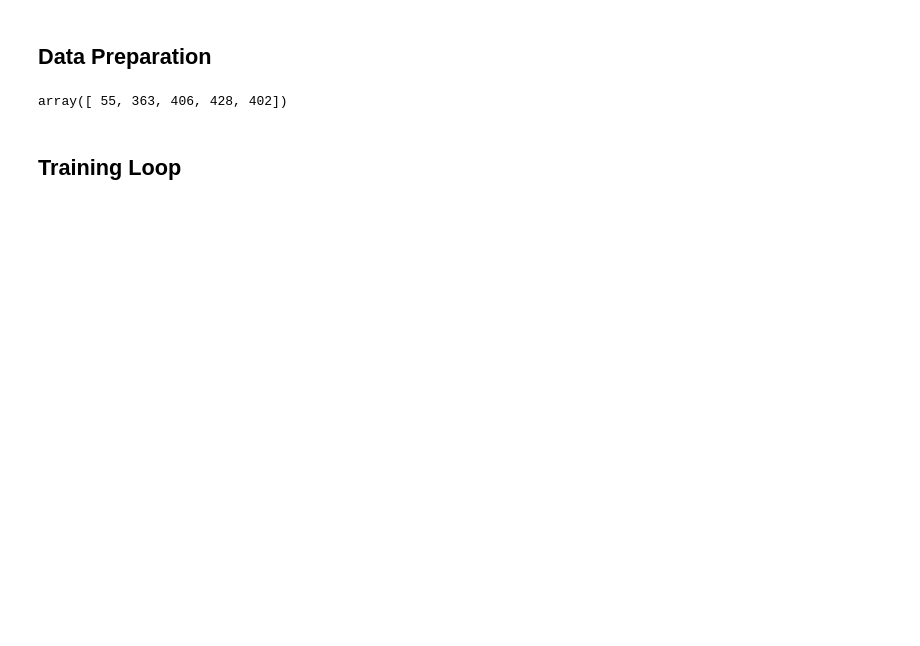
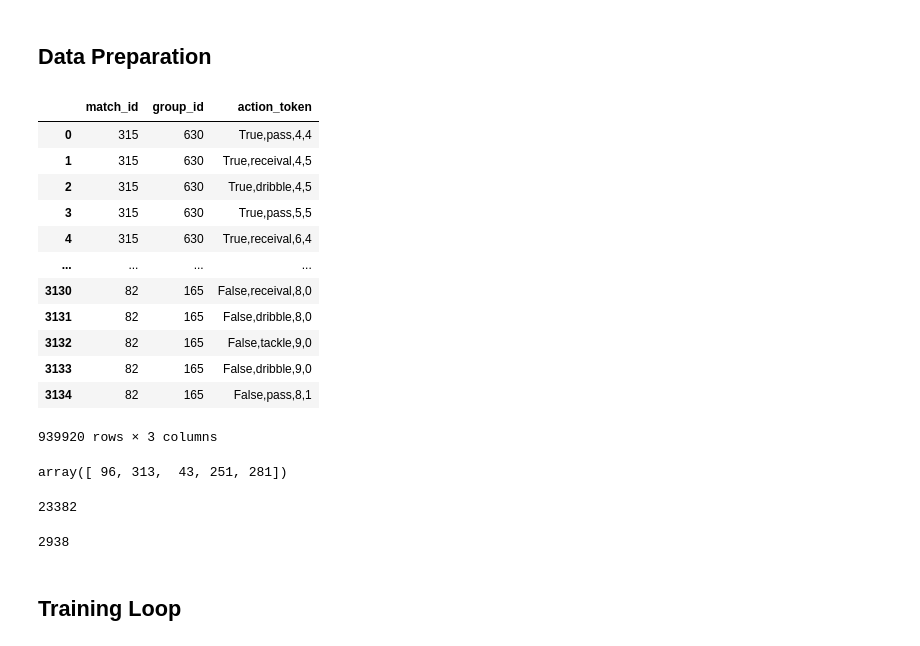
Before and after one commit to danielhocevar/Foundation-Model-for-Soccer, a Jupyter notebook: train.ipynb, the cells around one changed output. Saved outputs shown, nothing was run; the diff lists cells and outputs as text; code cells hidden in the pictures; blank space fills up the shorter version.

```diff
--- a/train.ipynb
+++ b/train.ipynb
@@ -12,3 +13,5 @@ from models import BasicTransformer
+# %%
+d = pd.read_csv("WSL_actions.csv", index_col = 0)
 # %% [markdown]
 ## Data Preparation
 # %%
@@ -26,17 +29,36 @@ df = (
     .pipe(get_action_tokens)
     .assign(
         group_id = lambda d: d.groupby(['game_id', 'period_id']).ngroup(),
+        match_id = lambda d: d.groupby(['game_id']).ngroup(),
         action_token = lambda d: pd.Categorical(d.action_token)
     )
-    [['group_id', 'action_token']]
+    [['match_id', 'group_id', 'action_token']]
 )
 
 vocab = df['action_token'].cat.categories
+# %%
+df
+# %% [output]
+|  | match_id | group_id | action_token |
+| 0 | 315 | 630 | True,pass,4,4 |
+| 1 | 315 | 630 | True,receival,4,5 |
+| 2 | 315 | 630 | True,dribble,4,5 |
+| 3 | 315 | 630 | True,pass,5,5 |
+| 4 | 315 | 630 | True,receival,6,4 |
+| ... | ... | ... | ... |
+| 3130 | 82 | 165 | False,receival,8,0 |
+| 3131 | 82 | 165 | False,dribble,8,0 |
+| 3132 | 82 | 165 | False,tackle,9,0 |
+| 3133 | 82 | 165 | False,dribble,9,0 |
+| 3134 | 82 | 165 | False,pass,8,1 |
+939920 rows × 3 columns
 # %%
 seed(42)
-train_groups = choice(df['group_id'].unique(), int(0.8 * df['group_id'].nunique()), replace = False)
-val_groups = choice(train_groups, int(0.8 * len(train_groups)), replace = False)
+train_groups = choice(df['match_id'].unique(), int(0.8 * df['match_id'].nunique()), replace = False)
+validation_candidates = list(set(df['match_id'].unique()) - set(train_groups))
+val_groups = choice(validation_candidates, int(len(validation_candidates) * 0.5), replace = False)
+test_groups = np.array(list(set(validation_candidates) - set(val_groups)))
 train_groups[:5]
 # %% [output]
-array([ 55, 363, 406, 428, 402])
+array([ 96, 313,  43, 251, 281])
 # %%
@@ -60,6 +82,14 @@ val_loader = torch.utils.data.DataLoader(
     batch_size=32,
     shuffle=True
 )
+# %%
+len(train_loader)
+# %% [output]
+23382
+# %%
+len(val_loader)
+# %% [output]
+2938
 # %%
 def accuracy(preds, labels):
     return sum(preds[:, -1].argmax(dim=1) == labels[:, -1].argmax(dim=1)) / len(preds)
```
Also changed, not shown: parts of 4 cells of this notebook, 1 other file.
